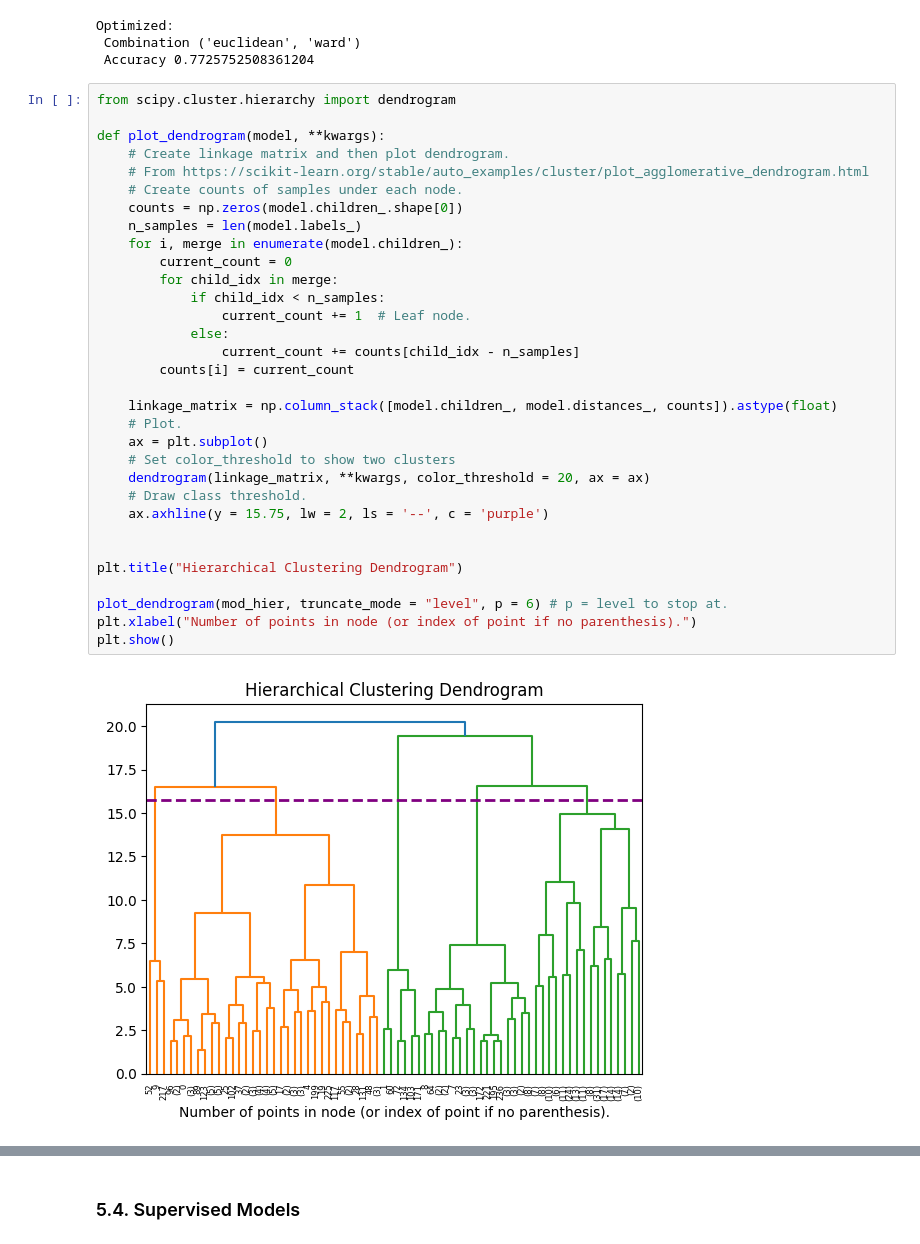
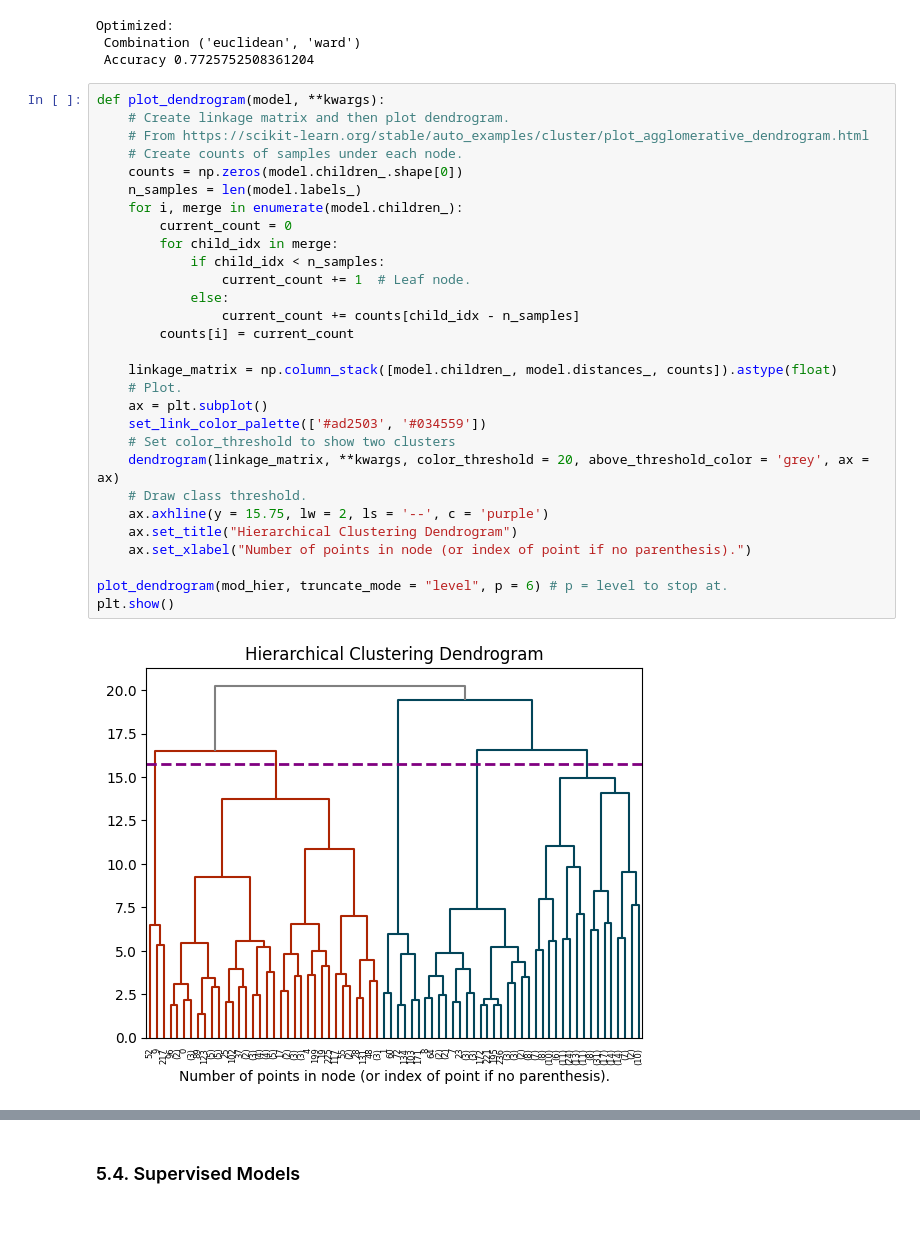
Before and after one commit to chill0121/Unsupervised_Heart_Failure_Mortality, a Jupyter notebook: Unsupervised_Heart_Failure_Mortality.ipynb, the cells around one changed output, grey strips where cells are left out. Cells and saved outputs as stored; diff of their text form.

```diff
--- a/Unsupervised_Heart_Failure_Mortality.ipynb
+++ b/Unsupervised_Heart_Failure_Mortality.ipynb
@@ -518,37 +519,34 @@ Optimized:
  Combination ('euclidean', 'ward')
  Accuracy 0.7725752508361204
 # %%
-from scipy.cluster.hierarchy import dendrogram
-
 def plot_dendrogram(model, **kwargs):
     # Create linkage matrix and then plot dendrogram.
     # From https://scikit-learn.org/stable/auto_examples/cluster/plot_agglomerative_dendrogram.html
     # Create counts of samples under each node.
     counts = np.zeros(model.children_.shape[0])
     n_samples = len(model.labels_)
     for i, merge in enumerate(model.children_):
         current_count = 0
         for child_idx in merge:
             if child_idx < n_samples:
                 current_count += 1  # Leaf node.
             else:
                 current_count += counts[child_idx - n_samples]
         counts[i] = current_count
 
     linkage_matrix = np.column_stack([model.children_, model.distances_, counts]).astype(float)
     # Plot.
     ax = plt.subplot()
+    set_link_color_palette(['#ad2503', '#034559'])
     # Set color_threshold to show two clusters
-    dendrogram(linkage_matrix, **kwargs, color_threshold = 20, ax = ax)
+    dendrogram(linkage_matrix, **kwargs, color_threshold = 20, above_threshold_color = 'grey', ax = ax)
     # Draw class threshold.
     ax.axhline(y = 15.75, lw = 2, ls = '--', c = 'purple')
-
-
-plt.title("Hierarchical Clustering Dendrogram")
+    ax.set_title("Hierarchical Clustering Dendrogram")
+    ax.set_xlabel("Number of points in node (or index of point if no parenthesis).")
 
 plot_dendrogram(mod_hier, truncate_mode = "level", p = 6) # p = level to stop at.
-plt.xlabel("Number of points in node (or index of point if no parenthesis).")
 plt.show()
 # %% [output]
-[figure, old version]
+[figure, new version]
 # %%
```
Also changed, not shown: parts of 6 cells of this notebook.
